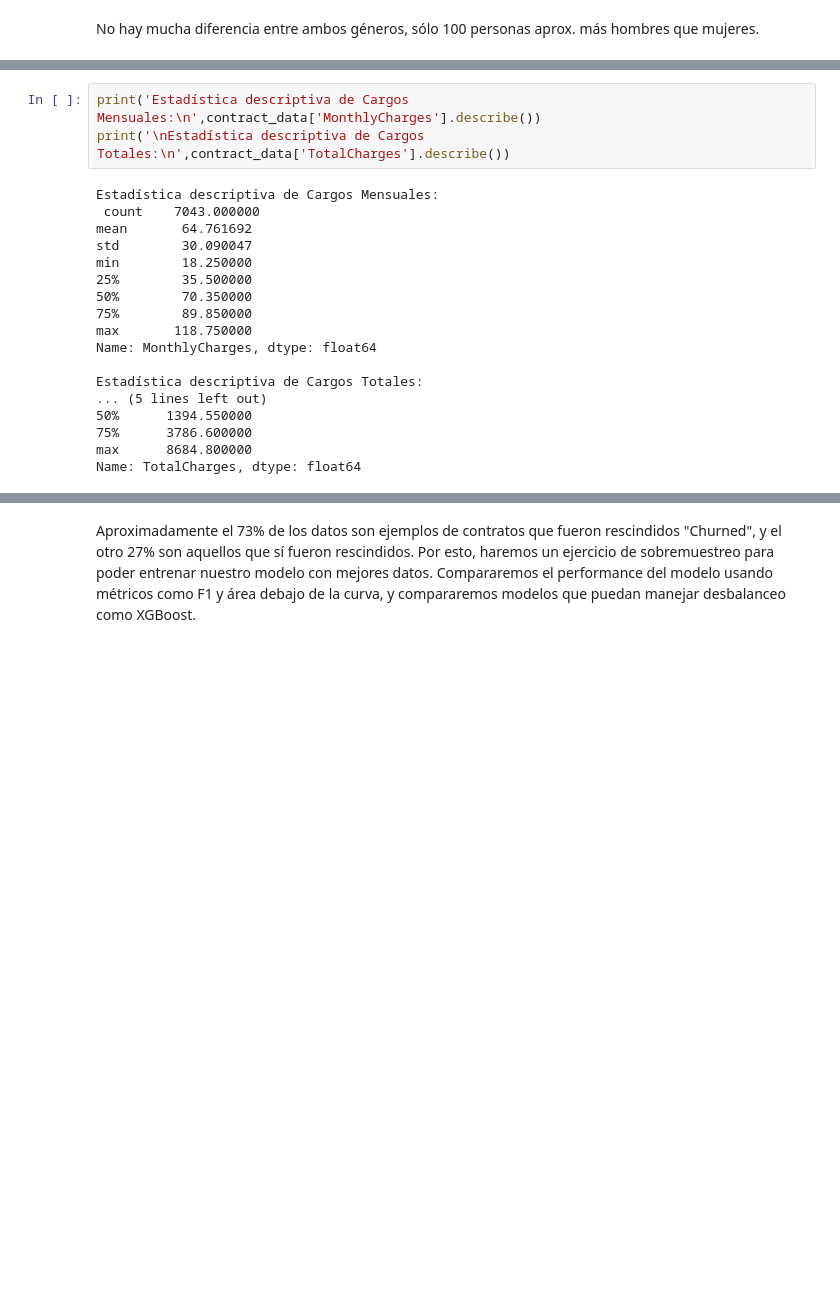
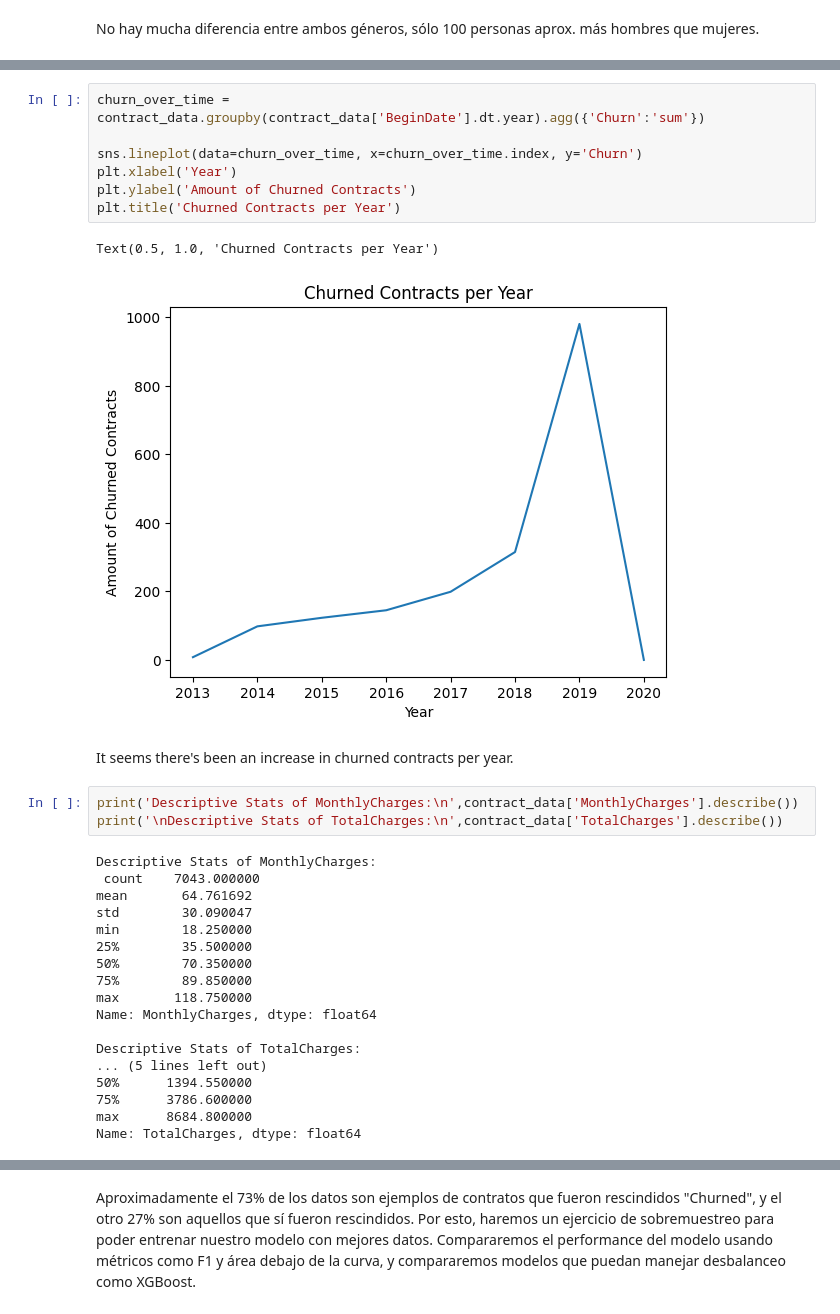
Before and after one commit to MrDonBromo/Telecom-Churn-Prediction, a Jupyter notebook: Final Project.ipynb, the cells around one changed output, grey strips where cells are left out. Saved outputs shown, nothing was run; the diff lists cells and outputs as text; blank space fills up the shorter version.

```diff
--- a/Final Project.ipynb
+++ b/Final Project.ipynb
@@ -450,8 +494,20 @@ plt.tight_layout()
+# %%
+churn_over_time = contract_data.groupby(contract_data['BeginDate'].dt.year).agg({'Churn':'sum'})
+
+sns.lineplot(data=churn_over_time, x=churn_over_time.index, y='Churn')
+plt.xlabel('Year')
+plt.ylabel('Amount of Churned Contracts')
+plt.title('Churned Contracts per Year')
+# %% [output]
+Text(0.5, 1.0, 'Churned Contracts per Year')
+[figure, added]
+# %% [markdown]
+It seems there's been an increase in churned contracts per year.
 # %%
-print('Estadística descriptiva de Cargos Mensuales:\n',contract_data['MonthlyCharges'].describe())
-print('\nEstadística descriptiva de Cargos Totales:\n',contract_data['TotalCharges'].describe())
+print('Descriptive Stats of MonthlyCharges:\n',contract_data['MonthlyCharges'].describe())
+print('\nDescriptive Stats of TotalCharges:\n',contract_data['TotalCharges'].describe())
 # %% [output]
-Estadística descriptiva de Cargos Mensuales:
+Descriptive Stats of MonthlyCharges:
  count    7043.000000
 mean       64.761692
 std        30.090047
@@ -462,7 +518,7 @@ min        18.250000
 max       118.750000
 Name: MonthlyCharges, dtype: float64
 
-Estadística descriptiva de Cargos Totales:
+Descriptive Stats of TotalCharges:
 ... (5 lines left out)
 50%      1394.550000
 75%      3786.600000
```
Also changed, not shown: parts of 42 cells of this notebook.
